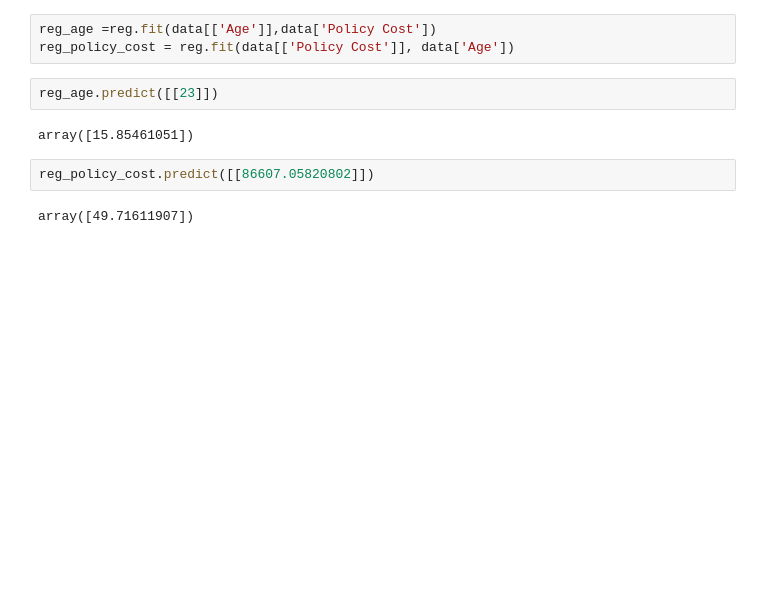
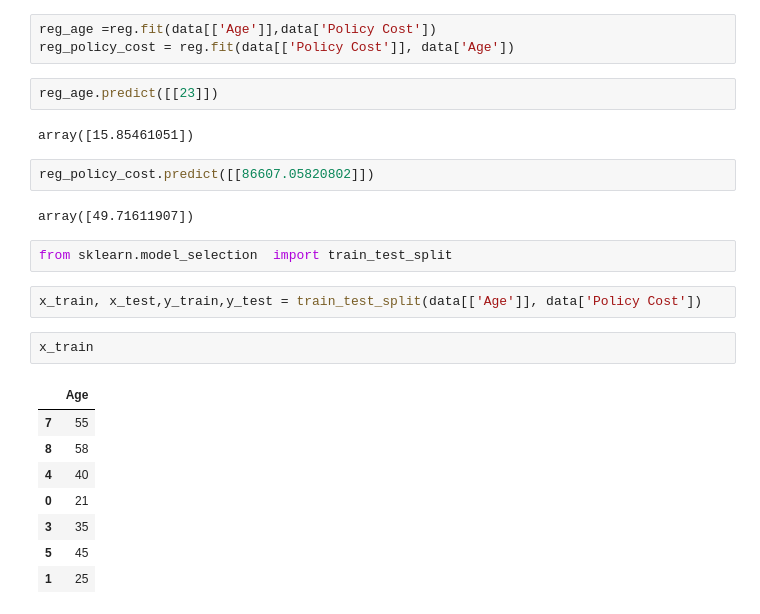
Before and after one commit to Fareed95/AI-ML-, a Jupyter notebook: Health insuarrance checker (Linear Regression Model)/model.ipynb, the cells around one changed output. Drawn from its saved outputs; the diff is of its cells as text; blank space fills up the shorter version.

```diff
--- a/Health insuarrance checker (Linear Regression Model)/model.ipynb
+++ b/Health insuarrance checker (Linear Regression Model)/model.ipynb
@@ -36,3 +36,18 @@ array([15.85461051])
 reg_policy_cost.predict([[86607.05820802]])
 # %% [output]
 array([49.71611907])
+# %%
+from sklearn.model_selection  import train_test_split
+# %%
+x_train, x_test,y_train,y_test = train_test_split(data[['Age']], data['Policy Cost'])
+# %%
+x_train
+# %% [output]
+|  | Age |
+| 7 | 55 |
+| 8 | 58 |
+| 4 | 40 |
+| 0 | 21 |
+| 3 | 35 |
+| 5 | 45 |
+| 1 | 25 |
```
Also changed, not shown: parts of 8 cells of this notebook, 6 other files.
